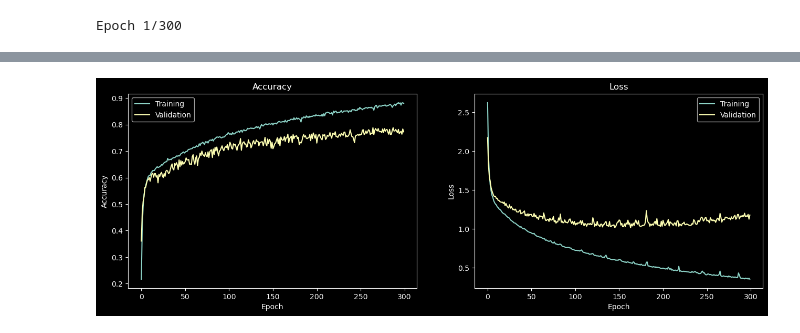
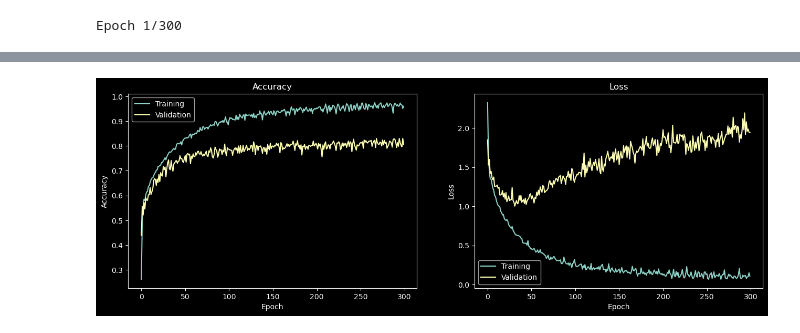
Before and after one commit to yhs1202/ANN_Project, a Jupyter notebook: training_main.ipynb, the cells around one changed output, grey strips where cells are left out. Drawn from its saved outputs; the diff is of its cells as text; code cells hidden in the pictures.

```diff
--- a/training_main.ipynb
+++ b/training_main.ipynb
@@ -7,7 +7,7 @@ import matplotlib.pyplot as plt
 # %%
 def load_data(csvs_dir) -> tuple:
     train = np.empty((0, 64))
-    test = np.empty((0, 64))
+    valid = np.empty((0, 64))
     for csv_name in sorted(os.listdir(csvs_dir)):
         if csv_name.endswith('csv'):
             csv_path = os.path.join(csvs_dir,csv_name)
@@ -19,21 +19,21 @@ def load_data(csvs_dir) -> tuple:
             val = np.column_stack((val, class_value))
             # print(val.shape)
             train_ = val[:int(len(val)*0.9), :]
-            test_ = val[int(len(val)*0.9):, :]
+            valid_ = val[int(len(val)*0.9):, :]
             # print(train_.shape)
-            # print(test_.shape)
+            # print(valid_.shape)
             train = np.concatenate((train, train_), axis=0)
-            test = np.concatenate((test, test_), axis=0)
+            valid = np.concatenate((test, valid_), axis=0)
     train = np.random.permutation(train)
-    test = np.random.permutation(test)
+    valid = np.random.permutation(valid)
     train_data = train[:, :63]
     train_labels = train[:, -1]
-    test_data = test[:, :63]
-    test_labels = test[:, -1]
-    return (train_data, train_labels), (test_data, test_labels)
+    valid_data = valid[:, :63]
+    valid_labels = valid[:, -1]
+    return (train_data, train_labels), (valid_data, valid_labels)
 
-def valid_load_data(csvs_dir) -> tuple:
-    valid = np.empty((0, 64))
+def test_load_data(csvs_dir) -> tuple:
+    test = np.empty((0, 64))
     for csv_name in sorted(os.listdir(csvs_dir)):
         if csv_name.endswith('csv'):
             csv_path = os.path.join(csvs_dir,csv_name)
@@ -43,12 +43,12 @@ def valid_load_data(csvs_dir) -> tuple:
             val = np.loadtxt(csv_path,delimiter=',')
             class_value = np.full((val.shape[0], ), class_name) # label
             val = np.column_stack((val, class_value))
-            valid_ = val[:, :]
-            valid = np.concatenate((valid, valid_), axis=0)
-    valid = np.random.permutation(valid)
-    valid_data = valid[:, :63]
-    valid_labels = valid[:, -1]
-    return (valid_data, valid_labels)
+            test_ = val[:, :]
+            test = np.concatenate((test, test_), axis=0)
+    test = np.random.permutation(test)
+    test_data = test[:, :63]
+    test_labels = test[:, -1]
+    return (test_data, test_labels)
 
 def plot_acc_loss(h):
     plt.figure(figsize=(15.6, 4.8), dpi=100)
@@ -72,25 +72,25 @@ def plot_acc_loss(h):
 def build_model():
     input_shape = (63,)
     model = models.Sequential()
-    model.add(layers.Dense(512, activation='relu', input_shape=input_shape))
-    model.add(layers.Dense(256, activation='relu'))
-    # model.add(layers.Dense(128, activation='relu'))
+    model.add(layers.Dense(2560, activation='relu', input_shape=input_shape))
+    model.add(layers.Dense(1280, activation='relu'))
+    model.add(layers.Dense(640, activation='relu'))
+    model.add(layers.Dense(320, activation='relu'))
     model.add(layers.Dense(26, activation='softmax'))
     # model.add(layers.Dense(64, activation='relu'))
-    # model.add(layers.Dense(320, activation='relu'))
     model.compile(optimizer='adam', loss='categorical_crossentropy', metrics=['accuracy'])
     return model
 
 
 if __name__ == '__main__':
     csvs_dir = '/Users/hsyoon/Downloads/dataset2/csv'
-    (train_data, train_labels), (test_data, test_labels) = load_data(csvs_dir)
+    (train_data, train_labels), (valid_data, valid_labels) = load_data(csvs_dir)
     train_data.reshape(-1, 63)
     train_labels = to_categorical(train_labels-1)
+    test_labels = to_categorical(valid_labels-1)
+    test_csvs_dir = '/Users/hsyoon/Downloads/dataset_valid/csv'
+    (test_data, test_labels) = test_load_data(test_csvs_dir)
     test_labels = to_categorical(test_labels-1)
-    val_csvs_dir = '/Users/hsyoon/Downloads/dataset_valid/csv'
-    (valid_data, valid_labels) = valid_load_data(val_csvs_dir)
-    valid_labels = to_categorical(valid_labels-1)
 
     model = build_model()
     history = model.fit(train_data, train_labels, epochs=300, validation_data=(valid_data, valid_labels))
@@ -122 +122 @@ test_loss: 2.2814
-[figure, old version]
+[figure, new version]
```
Also changed, not shown: parts of 1 cell of this notebook, 1 other file.
